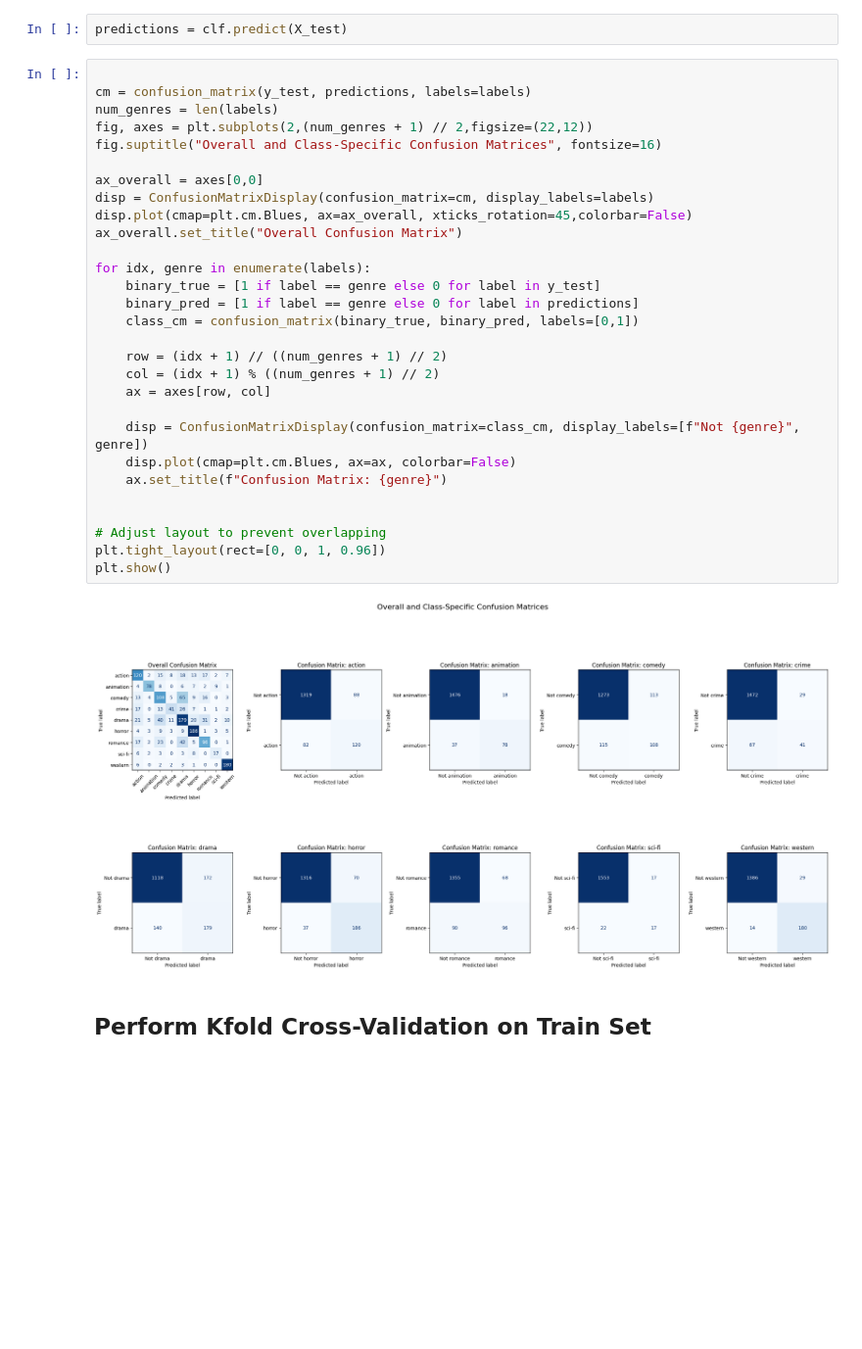
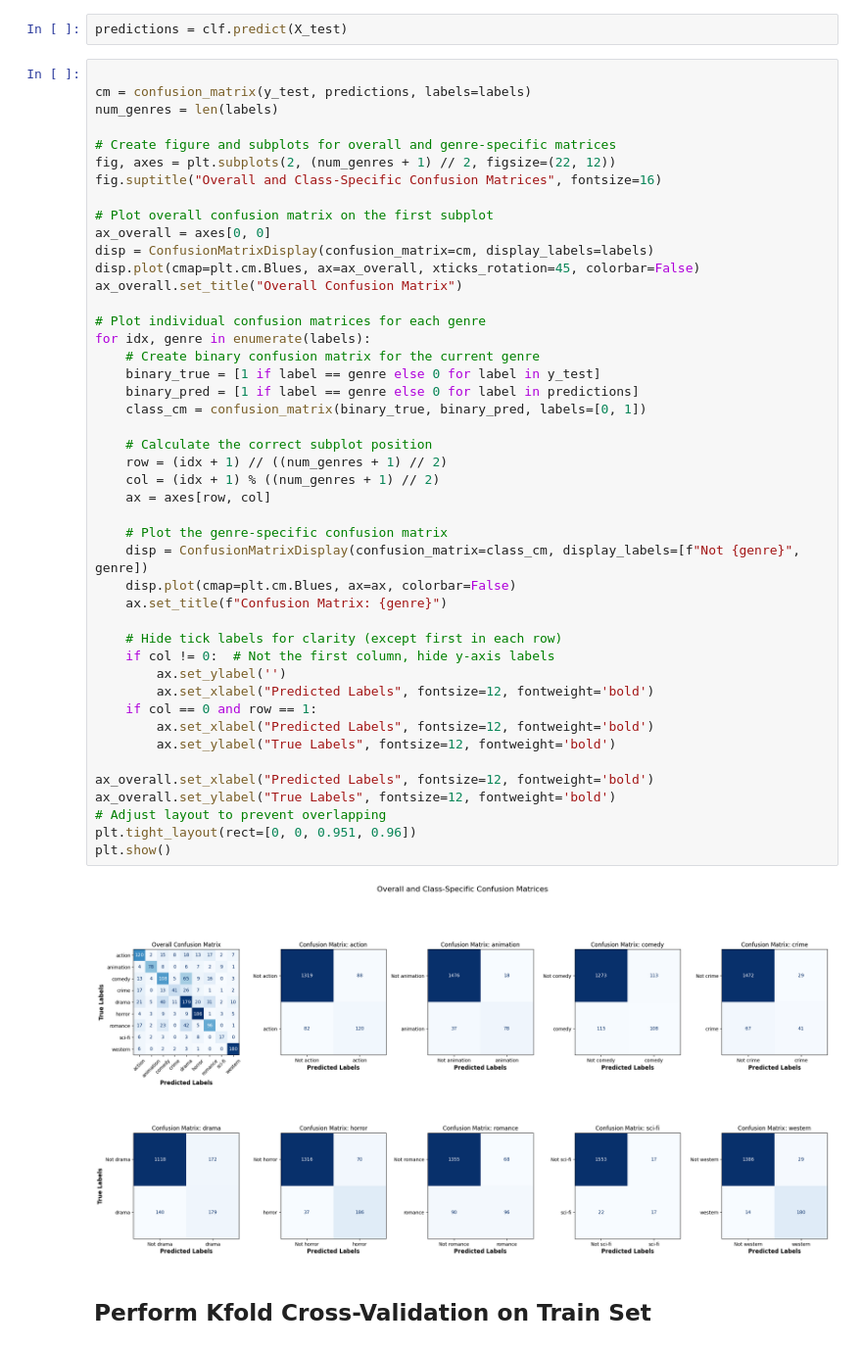
Before and after one commit to El1ters/Lingua-Natural, a Jupyter notebook: proj.ipynb, the cells around one changed output. Shown: that part at 98% size. Saved outputs shown, nothing was run; the diff lists cells and outputs as text; blank space fills up the shorter version.

```diff
--- a/proj.ipynb
+++ b/proj.ipynb
@@ -142,34 +142,50 @@ predictions = clf.predict(X_test)
 # %%
 
 cm = confusion_matrix(y_test, predictions, labels=labels)
 num_genres = len(labels)
-fig, axes = plt.subplots(2,(num_genres + 1) // 2,figsize=(22,12))
+
+# Create figure and subplots for overall and genre-specific matrices
+fig, axes = plt.subplots(2, (num_genres + 1) // 2, figsize=(22, 12))
 fig.suptitle("Overall and Class-Specific Confusion Matrices", fontsize=16)
 
-ax_overall = axes[0,0]
+# Plot overall confusion matrix on the first subplot
+ax_overall = axes[0, 0]
 disp = ConfusionMatrixDisplay(confusion_matrix=cm, display_labels=labels)
-disp.plot(cmap=plt.cm.Blues, ax=ax_overall, xticks_rotation=45,colorbar=False)
+disp.plot(cmap=plt.cm.Blues, ax=ax_overall, xticks_rotation=45, colorbar=False)
 ax_overall.set_title("Overall Confusion Matrix")
 
+# Plot individual confusion matrices for each genre
 for idx, genre in enumerate(labels):
+    # Create binary confusion matrix for the current genre
     binary_true = [1 if label == genre else 0 for label in y_test]
     binary_pred = [1 if label == genre else 0 for label in predictions]
-    class_cm = confusion_matrix(binary_true, binary_pred, labels=[0,1])
+    class_cm = confusion_matrix(binary_true, binary_pred, labels=[0, 1])
 
+    # Calculate the correct subplot position
     row = (idx + 1) // ((num_genres + 1) // 2)
     col = (idx + 1) % ((num_genres + 1) // 2)
     ax = axes[row, col]
 
+    # Plot the genre-specific confusion matrix
     disp = ConfusionMatrixDisplay(confusion_matrix=class_cm, display_labels=[f"Not {genre}", genre])
     disp.plot(cmap=plt.cm.Blues, ax=ax, colorbar=False)
     ax.set_title(f"Confusion Matrix: {genre}")
 
+    # Hide tick labels for clarity (except first in each row)
+    if col != 0:  # Not the first column, hide y-axis labels
+        ax.set_ylabel('')
+        ax.set_xlabel("Predicted Labels", fontsize=12, fontweight='bold')
+    if col == 0 and row == 1:
+        ax.set_xlabel("Predicted Labels", fontsize=12, fontweight='bold')
+        ax.set_ylabel("True Labels", fontsize=12, fontweight='bold')
 
+ax_overall.set_xlabel("Predicted Labels", fontsize=12, fontweight='bold')
+ax_overall.set_ylabel("True Labels", fontsize=12, fontweight='bold')
 # Adjust layout to prevent overlapping
-plt.tight_layout(rect=[0, 0, 1, 0.96])
+plt.tight_layout(rect=[0, 0, 0.951, 0.96])
 plt.show()
 # %% [output]
-[figure, old version]
+[figure, new version]
 # %% [markdown]
 ## Perform Kfold Cross-Validation on Train Set
 # %%
```
Also changed, not shown: 1 other file.
